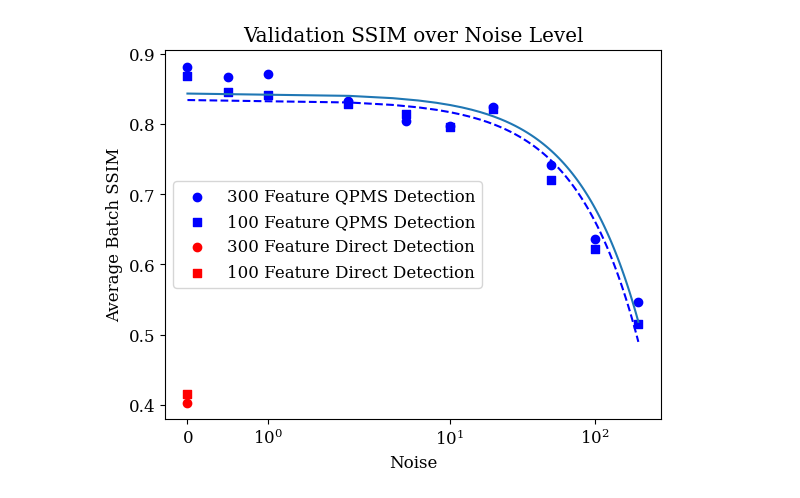
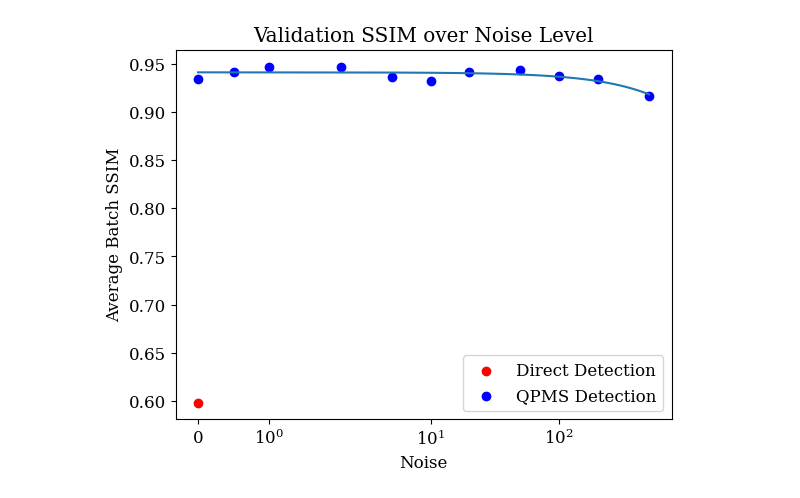
Before and after one commit to mbthomas1124/low-photon-compressive-imaging, a Jupyter notebook: code/figures.ipynb, the cells around one changed output. Saved outputs shown, nothing was run; the diff lists cells and outputs as text; code cells hidden in the pictures.

Commit message:
generated figures

```diff
--- a/code/figures.ipynb
+++ b/code/figures.ipynb
@@ -9,73 +8,29 @@ matplotlib.rcParams['font.family'] = "serif"
 matplotlib.rcParams['font.sans-serif'] = "Times New Roman"
 matplotlib.rcParams['font.size'] = 12
 # %%
-results300 = pd.read_csv("../data/features/ASE_noise/300_reconstruction_results.csv")
-direct300 = results300[results300["detection_type"] == "Direct Detection"]
-qpms300 = results300[results300["detection_type"] == "QPMS"]
-results100 = pd.read_csv("../data/features/ASE_noise/100_reconstruction_results.csv")
-direct100 = results100[results100["detection_type"] == "Direct Detection"]
-qpms100 = results100[results100["detection_type"] == "QPMS"]
-results50 = pd.read_csv("../data/features/ASE_noise/50_reconstruction_results.csv")
-direct50 = results50[results50["detection_type"] == "Direct Detection"]
-qpms50 = results50[results50["detection_type"] == "QPMS"]
-results25 = pd.read_csv("../data/features/ASE_noise/25_reconstruction_results.csv")
-direct25 = results25[results25["detection_type"] == "Direct Detection"]
-qpms25 = results25[results25["detection_type"] == "QPMS"]
-results10 = pd.read_csv("../data/features/ASE_noise/10_reconstruction_results.csv")
-direct10 = results10[results10["detection_type"] == "Direct Detection"]
-qpms10 = results10[results10["detection_type"] == "QPMS"]
-results5 = pd.read_csv("../data/features/ASE_noise/5_reconstruction_results.csv")
-direct5 = results5[results5["detection_type"] == "Direct Detection"]
-qpms5 = results5[results5["detection_type"] == "QPMS"]
+results = pd.read_csv("../data/features/withASE/reconstruction_results.csv")
+direct = results[results["detection_type"] == "Direct Detection"]
+qpms = results[results["detection_type"] == "QPMS"]
 
+x_fitted = np.linspace(np.min(results["noise"]), np.max(results["noise"]), 100)
 
-
-x_fitted = np.linspace(np.min(results300["noise"]), np.max(results300["noise"]), 100)
-
-scatter_q300 = plt.scatter(qpms300["noise"], qpms300["val_loss"], color='b')
-scaterr_q100 = plt.scatter(qpms100["noise"], qpms100["val_loss"], color='b', marker='s')
-scaterr_q50 = plt.scatter(qpms50["noise"], qpms50["val_loss"], color="b", marker='s')
-scaterr_q25 = plt.scatter(qpms25["noise"], qpms25["val_loss"], color="b")
-scaterr_q10 = plt.scatter(qpms10["noise"], qpms10["val_loss"], color="b")
-scaterr_q5 = plt.scatter(qpms5["noise"], qpms5["val_loss"], color="b")
-scatter_d300 = plt.scatter(direct300["noise"], direct300["val_loss"], color='r')
-scatter_d100 = plt.scatter(direct100["noise"], direct100["val_loss"], color='r', marker='s')
-[a,b] = np.polyfit(qpms300["noise"], qpms300["val_loss"], 1)
+plt.scatter(direct["noise"], direct["val_loss"], color='r', label="Direct Detection")
+plt.scatter(qpms["noise"], qpms["val_loss"], color='b', label="QPMS Detection")
+[a,b] = np.polyfit(qpms["noise"], qpms["val_loss"], 1)
 y_fitted = a*x_fitted + b
-line_q300 = plt.plot(x_fitted, y_fitted)
-[a,b] = np.polyfit(qpms100["noise"], qpms100["val_loss"], 1)
-y_fitted = a*x_fitted + b
-line_q100 = plt.plot(x_fitted, y_fitted, 'b', linestyle='--')
-[a,b] = np.polyfit(qpms50["noise"], qpms50["val_loss"], 1)
-y_fitted = a*x_fitted + b
-line_q100 = plt.plot(x_fitted, y_fitted, 'b', linestyle=':')
-[a,b] = np.polyfit(qpms25["noise"], qpms25["val_loss"], 1)
-y_fitted = a*x_fitted + b
-line_q100 = plt.plot(x_fitted, y_fitted, 'b', linestyle='-.')
-[a,b] = np.polyfit(qpms10["noise"], qpms10["val_loss"], 1)
-y_fitted = a*x_fitted + b
-line_q100 = plt.plot(x_fitted, y_fitted, 'b')
-[a,b] = np.polyfit(qpms5["noise"], qpms5["val_loss"], 1)
-y_fitted = a*x_fitted + b
-line_q100 = plt.plot(x_fitted, y_fitted, 'b', linestyle='--')
+plt.plot(x_fitted, y_fitted)
 plt.xscale("symlog")
 plt.title("Validation Loss over Noise Level")
 plt.ylabel("Average Batch Loss")
 plt.xlabel("Noise")
-# plt.legend([(scatter_q300, line_q300), (scaterr_q100, line_q100), scatter_d300, scatter_d100], ['300 Feature QPMS Detection', '100 Feature QPMS Detection', '300 Feature Direct Detection', '100 Feature Direct Detection'])
+plt.legend()
 plt.show()
 
-
-plt.scatter(qpms300["noise"], qpms300["val_psnr"], color='b', label="300 Feature QPMS Detection")
-plt.scatter(qpms100["noise"], qpms100["val_psnr"], color='b', marker='s', label="100 Feature QPMS Detection")
-plt.scatter(direct300["noise"], direct300["val_psnr"], color='r', label="300 Feature Direct Detection")
-plt.scatter(direct100["noise"], direct100["val_psnr"], color='r', marker='s', label="100 Feature Direct Detection")
-[a,b] = np.polyfit(qpms300["noise"], qpms300["val_psnr"], 1)
+plt.scatter(direct["noise"], direct["val_psnr"], color='r', label="Direct Detection")
+plt.scatter(qpms["noise"], qpms["val_psnr"], color='b', label="QPMS Detection")
+[a,b] = np.polyfit(qpms["noise"], qpms["val_psnr"], 1)
 y_fitted = a*x_fitted + b
 plt.plot(x_fitted, y_fitted)
-[a,b] = np.polyfit(qpms100["noise"], qpms100["val_psnr"], 1)
-y_fitted = a*x_fitted + b
-plt.plot(x_fitted, y_fitted, 'b', linestyle='--')
 plt.xscale("symlog")
 plt.title("Validation PSNR over Noise Level")
 plt.ylabel("Average Batch PSNR (dB)")
@@ -83,17 +38,11 @@ plt.xlabel("Noise")
 plt.legend()
 plt.show()
 
-
-plt.scatter(qpms300["noise"], qpms300["val_ssim"], color='b', label="300 Feature QPMS Detection")
-plt.scatter(qpms100["noise"], qpms100["val_ssim"], color='b', marker='s', label="100 Feature QPMS Detection")
-plt.scatter(direct300["noise"], direct300["val_ssim"], color='r', label="300 Feature Direct Detection")
-plt.scatter(direct100["noise"], direct100["val_ssim"], color='r', marker='s', label="100 Feature Direct Detection")
-[a,b] = np.polyfit(qpms300["noise"], qpms300["val_ssim"], 1)
+plt.scatter(direct["noise"], direct["val_ssim"], color='r', label="Direct Detection")
+plt.scatter(qpms["noise"], qpms["val_ssim"], color='b', label="QPMS Detection")
+[a,b] = np.polyfit(qpms["noise"], qpms["val_ssim"], 1)
 y_fitted = a*x_fitted + b
 plt.plot(x_fitted, y_fitted)
-[a,b] = np.polyfit(qpms100["noise"], qpms100["val_ssim"], 1)
-y_fitted = a*x_fitted + b
-plt.plot(x_fitted, y_fitted, 'b', linestyle='--')
 plt.xscale("symlog")
 plt.title("Validation SSIM over Noise Level")
 plt.ylabel("Average Batch SSIM")
@@ -106,2 +55,2 @@ plt.show()
-[figure, old version]
+[figure, new version]
 # %%
```
Also changed, not shown: parts of 3 cells of this notebook, 3 other files.
